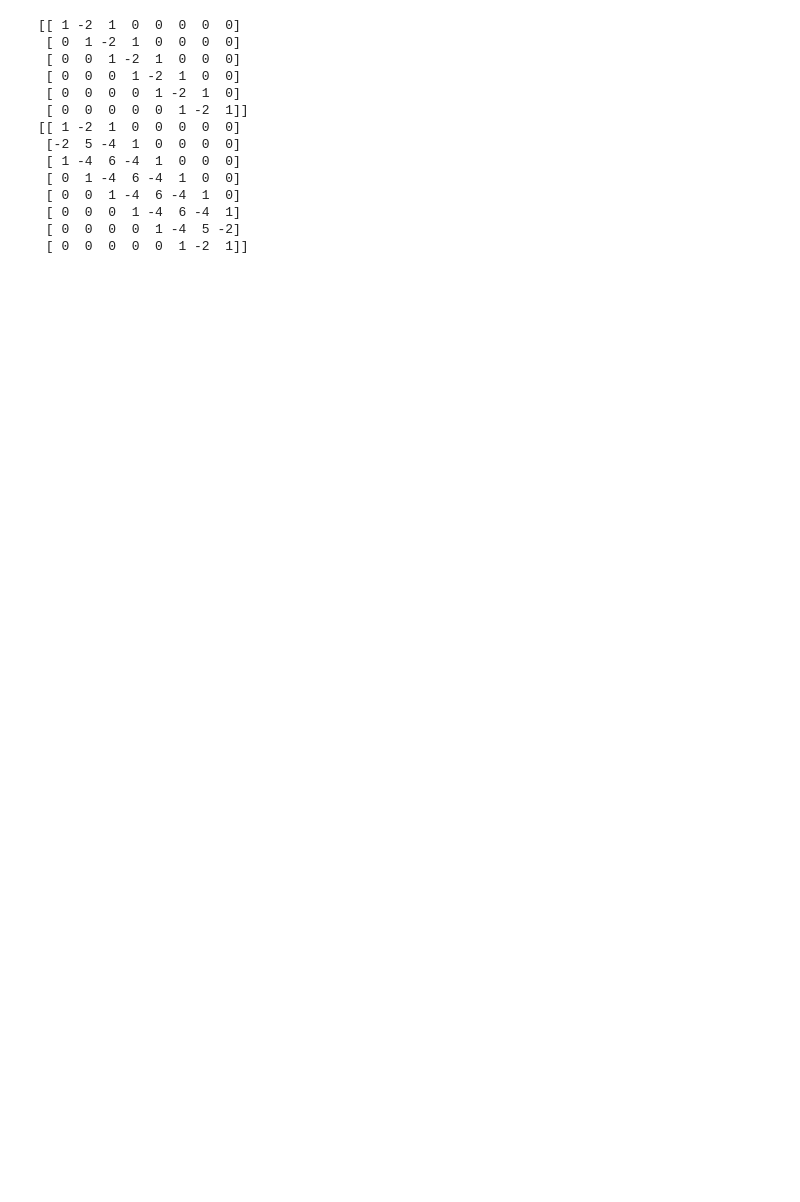
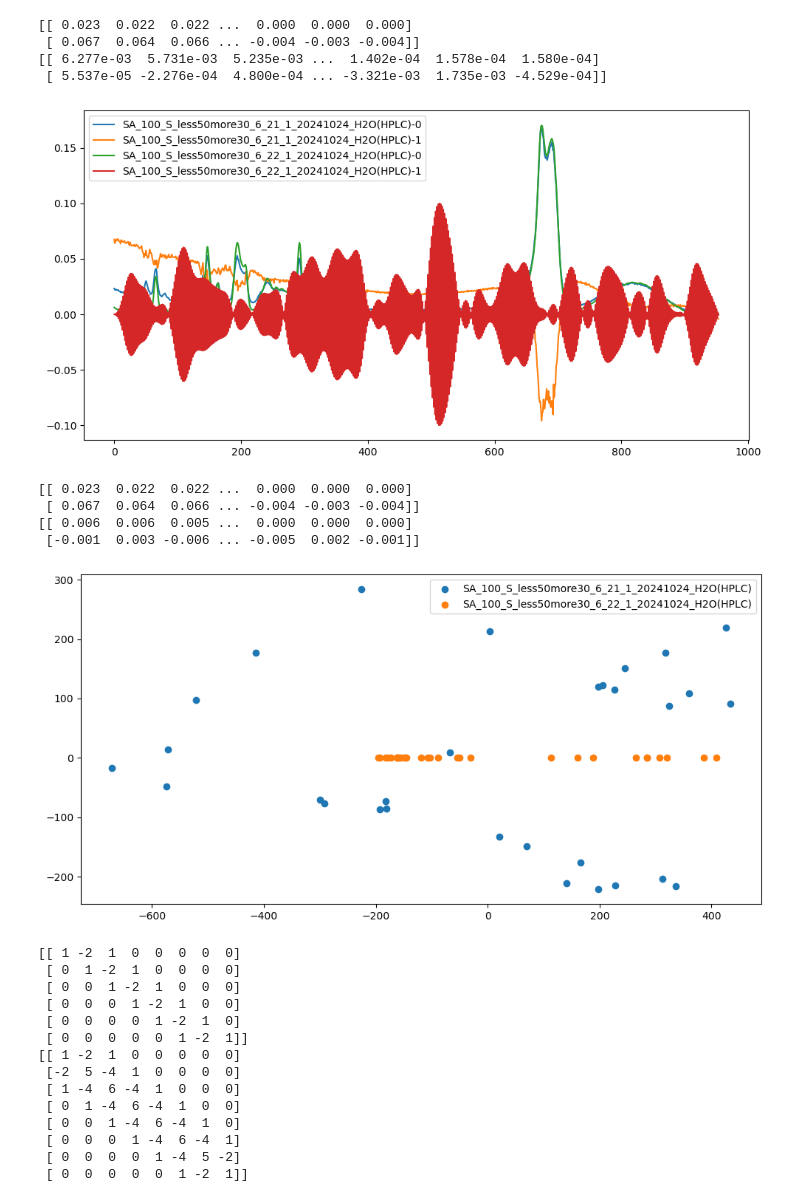
Before and after one commit to intellimath/irsa, a Jupyter notebook: examples/load_spectra.ipynb, the cells around one changed output. Drawn from its saved outputs; the diff is of its cells as text; code cells hidden in the pictures; blank space fills up the shorter version.

```diff
--- a/examples/load_spectra.ipynb
+++ b/examples/load_spectra.ipynb
@@ -99,5 +83,6 @@ sel.layout.width="50%"
 # %%
 for i, key in enumerate(dd):
     entry1 = dd[key]
-    entry1.crop(50)
-    entry1.allign_bottom()
+    # entry1.to_modified_zscore()
+    # entry1.allign_bottom()
+    entry1.crop(70)
@@ -124,5 +123,6 @@ for i, key in enumerate(dd):
 # %%
 for key in d2:
     entry = d2[key]
-    # entry.scale(scale=1)
+    entry.scale(scale=100.0, tau=3.0)
+    entry.allign_bottom()
     # entry.apply_func(y_func=np.log, x_func=np.log, b=1)
@@ -151,7 +166,7 @@ for i, key in enumerate(d2):
     # entry3.allign_bottom()
     # entry3.normalize_area_under_curve()
     # entry3.remove_by_zscore_spectras(tau=3.5, max_count=40)
-    entry3.subtract_baseline("irsa", lam=100.0)
+    entry3.subtract_baseline("aspls", lam=1.0e5)
     # entry3.replace_small_values(0.01)
     # entry3.normalize_area_under_curve()
     # print(entry3.x.shape, entry3.y.shape)
@@ -224,19 +244,52 @@ plt.show()
 # %%
-from mlgrad.pca import location, find_pc_all, find_pc_l1_all
+from mlgrad.pca import location, find_pc_all, find_pc_l1_all, find_pc_smoothed_all
 
-plt.figure(figsize=(10,6))
+plt.figure(figsize=(10,5))
 for i, key in enumerate(d2):
     entry = d2[key]
     Xs, Ys = entry.x, entry.y
 
     C = location(Ys)
-    As, Ls, Us = find_pc_all(Ys - C, 2)
-    plt.plot(Ls, marker='o', label=key)
+    C = smooth.whittaker_smooth(C, tau=50.0)
+    # As, Ls, Us = find_pc_all(Ys - C, 2)
+    As, Ls, Us = find_pc_smoothed_all(Ys - C, 2, tau=50.0)
+    print(As)
+    # plt.plot(Ls, marker='o', label=key)
     # plt.scatter(Us[0], Us[1], label=key)
+    plt.plot(As[0], label=key+"-0")
+    plt.plot(As[1], label=key+"-1")
 
 plt.tight_layout()
 plt.legend()
 plt.show()
+
+plt.figure(figsize=(10,5))
+for i, key in enumerate(d2):
+    entry = d2[key]
+    Xs, Ys = entry.x, entry.y
+
+    C = location(Ys)
+    C = smooth.whittaker_smooth(C, tau=50.0)
+    # As, Ls, Us = find_pc_all(Ys - C, 2)
+    As, Ls, Us = find_pc_smoothed_all(Ys - C, 2, tau=50.0)
+    print(As)
+    # plt.plot(Ls, marker='o', label=key)
+    plt.scatter(Us[0], Us[1], label=key)
+
+plt.tight_layout()
+plt.legend()
+plt.show()
+# %% [output]
+[[ 0.023  0.022  0.022 ...  0.000  0.000  0.000]
+ [ 0.067  0.064  0.066 ... -0.004 -0.003 -0.004]]
+[[ 6.277e-03  5.731e-03  5.235e-03 ...  1.402e-04  1.578e-04  1.580e-04]
+ [ 5.537e-05 -2.276e-04  4.800e-04 ... -3.321e-03  1.735e-03 -4.529e-04]]
+[figure, added]
+[[ 0.023  0.022  0.022 ...  0.000  0.000  0.000]
+ [ 0.067  0.064  0.066 ... -0.004 -0.003 -0.004]]
+[[ 0.006  0.006  0.005 ...  0.000  0.000  0.000]
+ [-0.001  0.003 -0.006 ... -0.005  0.002 -0.001]]
+[figure, added]
 # %%
 plt.figure(figsize=(12,6))
 for i, key in enumerate(d2):
```
Also changed, not shown: parts of 19 cells of this notebook, 10 other files.
